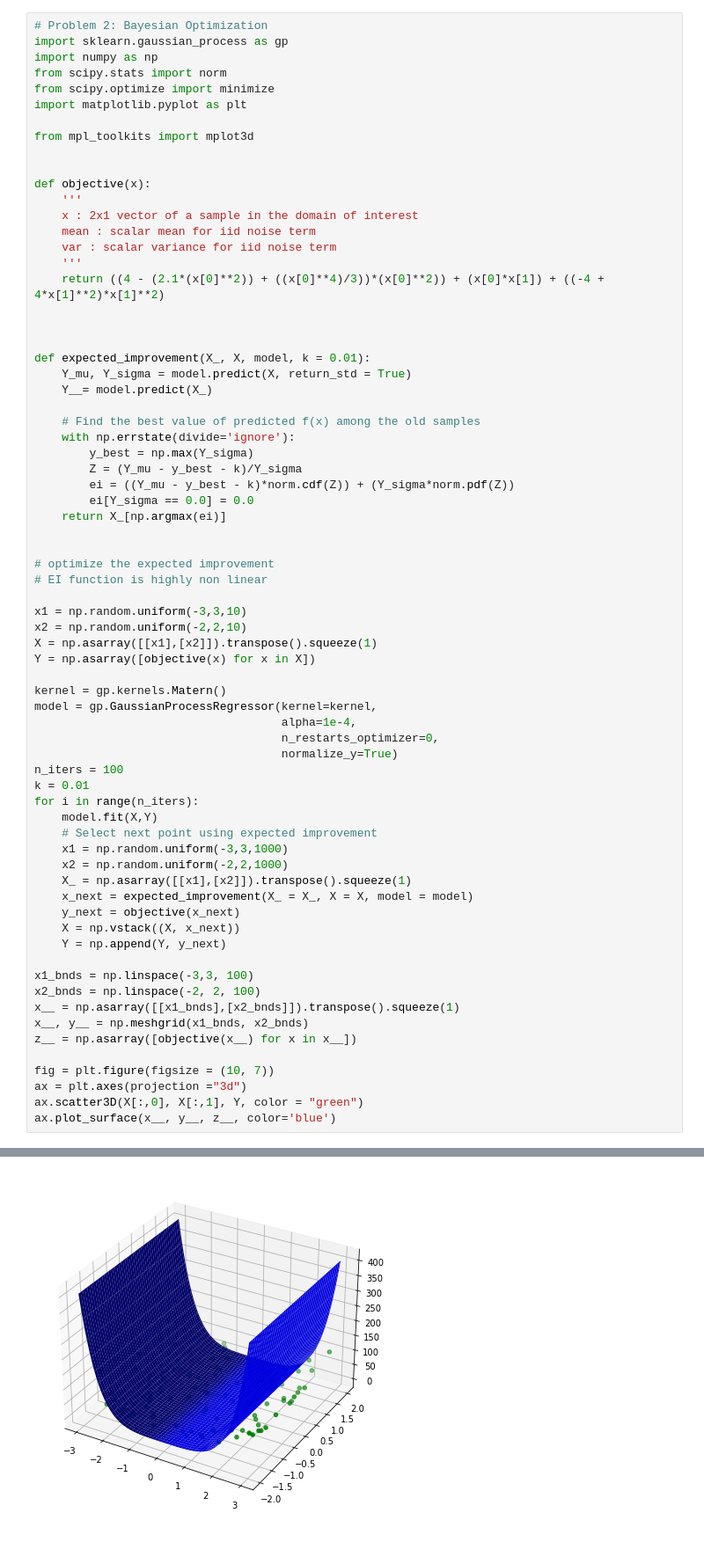
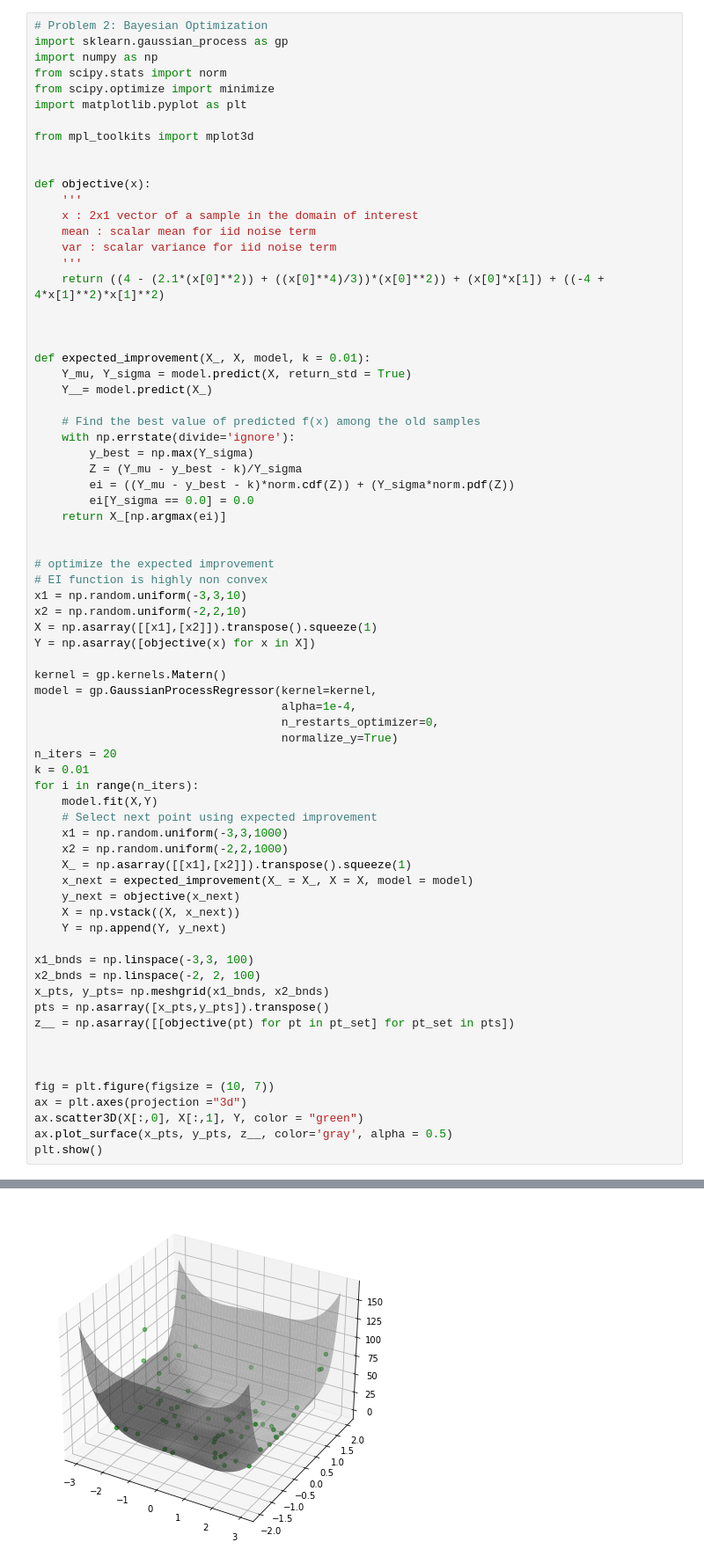
Before and after one commit to DesignInformaticsLab/DesignOptimization2021Fall, a Jupyter notebook: Homework/Homework3.ipynb, the cells around one changed output, grey strips where cells are left out. Shown: that part at 88% size. Drawn from its saved outputs; the diff is of its cells as text.

Commit message:
corrected ground truth objective function output in problem 2

```diff
--- a/Homework/Homework3.ipynb
+++ b/Homework/Homework3.ipynb
@@ -172,8 +163,7 @@ def expected_improvement(X_, X, model, k = 0.01):
 
 
 # optimize the expected improvement
-# EI function is highly non linear
-
+# EI function is highly non convex
 x1 = np.random.uniform(-3,3,10)
 x2 = np.random.uniform(-2,2,10)
 X = np.asarray([[x1],[x2]]).transpose().squeeze(1)
@@ -184,7 +174,7 @@ model = gp.GaussianProcessRegressor(kernel=kernel,
                                     alpha=1e-4,
                                     n_restarts_optimizer=0,
                                     normalize_y=True)
-n_iters = 100
+n_iters = 20
 k = 0.01
 for i in range(n_iters):
     model.fit(X,Y)
@@ -199,12 +189,15 @@ for i in range(n_iters):
 
 x1_bnds = np.linspace(-3,3, 100)
 x2_bnds = np.linspace(-2, 2, 100)
-x__ = np.asarray([[x1_bnds],[x2_bnds]]).transpose().squeeze(1)
-x__, y__ = np.meshgrid(x1_bnds, x2_bnds)
-z__ = np.asarray([objective(x__) for x in x__])
+x_pts, y_pts= np.meshgrid(x1_bnds, x2_bnds)
+pts = np.asarray([x_pts,y_pts]).transpose()
+z__ = np.asarray([[objective(pt) for pt in pt_set] for pt_set in pts])
+
+
 
 fig = plt.figure(figsize = (10, 7))
 ax = plt.axes(projection ="3d")
 ax.scatter3D(X[:,0], X[:,1], Y, color = "green")
-ax.plot_surface(x__, y__, z__, color='blue')
+ax.plot_surface(x_pts, y_pts, z__, color='gray', alpha = 0.5)
+plt.show()
 # %% [output]
@@ -212 +204 @@ ax.plot_surface(x__, y__, z__, color='blue')
-[figure, old version]
+[figure, new version]
```
Also changed, not shown: parts of 2 cells of this notebook, 1 other file.
